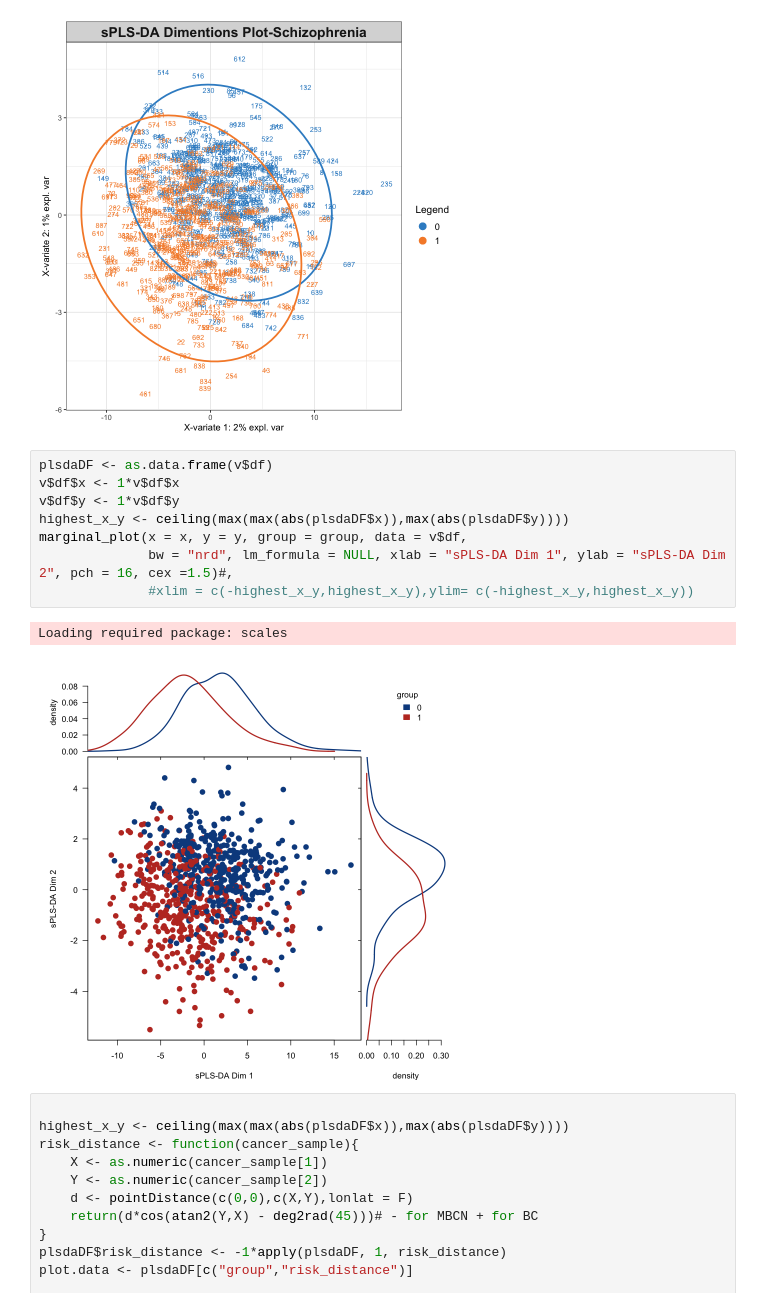
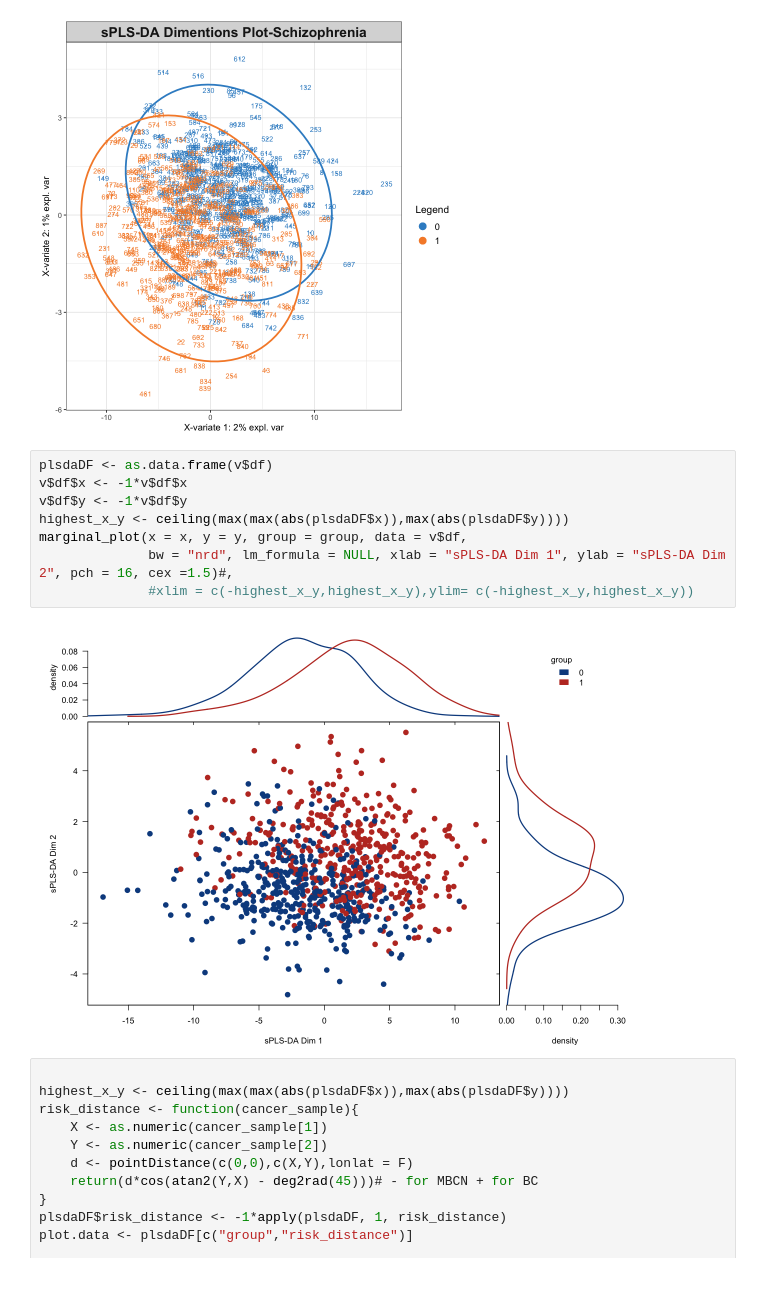
Before and after one commit to cjgunase/A-Multivariate-Prediction-Model-of-Schizophrenia, a Jupyter notebook: CoRSIV_Probe_Model.ipynb, the cells around one changed output. Saved outputs shown, nothing was run; the diff lists cells and outputs as text.

```diff
--- a/CoRSIV_Probe_Model.ipynb
+++ b/CoRSIV_Probe_Model.ipynb
@@ -80,15 +80,14 @@ v <- plotIndiv(splsda_output_beta, legend=TRUE,comp = c(1,2),
 [figure]
 # %%
 plsdaDF <- as.data.frame(v$df)
-v$df$x <- 1*v$df$x
-v$df$y <- 1*v$df$y
+v$df$x <- -1*v$df$x
+v$df$y <- -1*v$df$y
 highest_x_y <- ceiling(max(max(abs(plsdaDF$x)),max(abs(plsdaDF$y))))
 marginal_plot(x = x, y = y, group = group, data = v$df,
               bw = "nrd", lm_formula = NULL, xlab = "sPLS-DA Dim 1", ylab = "sPLS-DA Dim 2", pch = 16, cex =1.5)#,
               #xlim = c(-highest_x_y,highest_x_y),ylim= c(-highest_x_y,highest_x_y))
 # %% [output]
-Loading required package: scales
-[figure, old version]
+[figure, new version]
 # %%
 
 highest_x_y <- ceiling(max(max(abs(plsdaDF$x)),max(abs(plsdaDF$y))))
```
